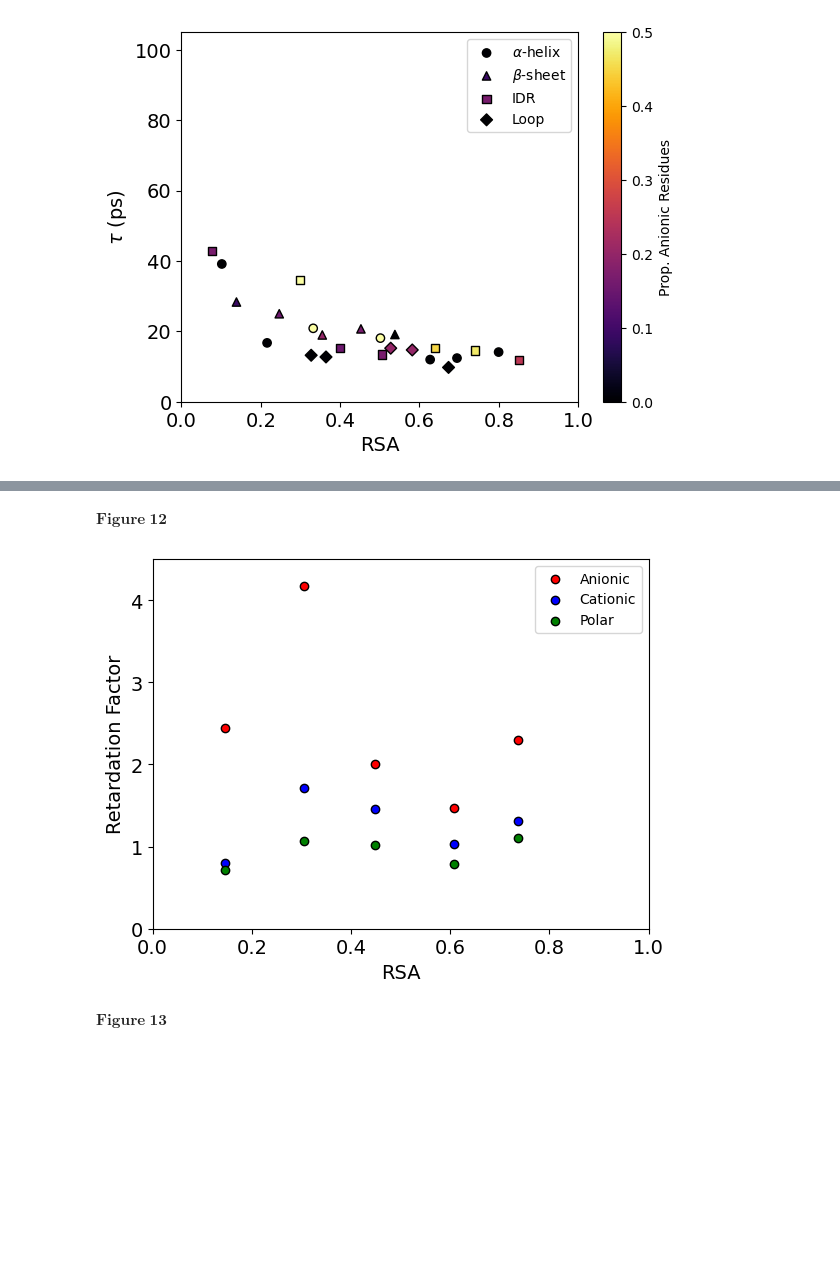
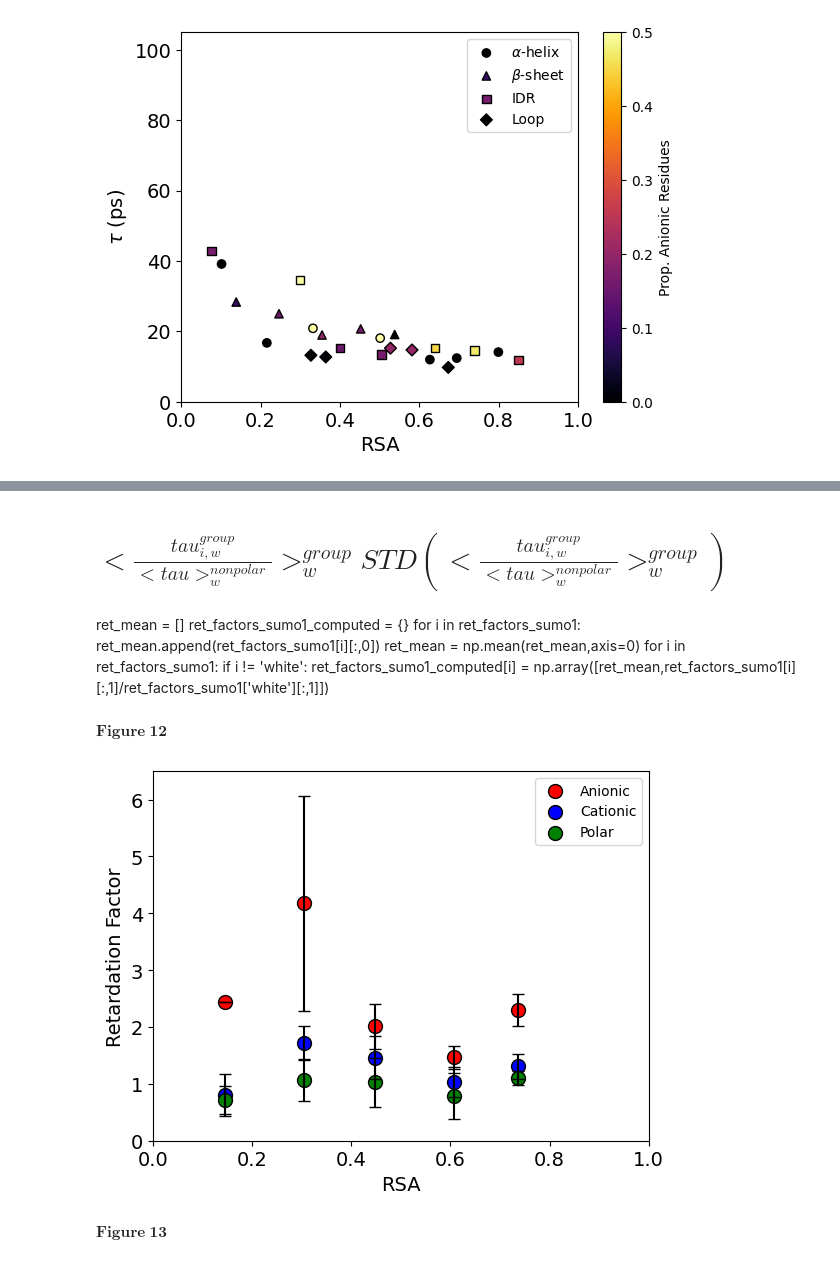
Before and after one commit to hpoudel1/SUMO-1_UBC9_dataset, a Jupyter notebook: residue_Ct_analysis/Computing_C(t)_confidence.ipynb, the cells around one changed output, grey strips where cells are left out. Drawn from its saved outputs; the diff is of its cells as text; code cells hidden in the pictures; blank space fills up the shorter version.

```diff
--- a/residue_Ct_analysis/Computing_C(t)_confidence.ipynb
+++ b/residue_Ct_analysis/Computing_C(t)_confidence.ipynb
@@ -400,7 +436,7 @@ $\mathbf{Figure\; 6}$
 for k,i in enumerate(tau_err_stack_ubc9_removed.transpose(1,2,0)):
     plt.semilogy(length,i[1], label=int(i[0][0]),c=clist[k],ls='--')
     plt.scatter(length,i[1],color=clist[k])
-    t_interval = t.interval(alpha=0.95, df=i[3], scale=i[2])[1]
+    t_interval = t.interval(confidence=0.95, df=i[3], scale=i[2])[1]
     plt.fill_between(length,i[1]+t_interval,i[1]-t_interval, alpha=0.3, color=clist[k])
 
 
@@ -408,13 +444,13 @@ k = 2
 i = tau_err_stack_ubc9_removed1.transpose(1,2,0)[0]
 plt.semilogy(length[4:],i[1], label=int(i[0][0]),c=clist[k],ls='--')
 plt.scatter(length[4:],i[1],color=clist[k])
-t_interval = t.interval(alpha=0.95, df=i[3], scale=i[2])[1]
+t_interval = t.interval(confidence=0.95, df=i[3], scale=i[2])[1]
 plt.fill_between(length[4:],i[1]+t_interval,i[1]-t_interval, where=~np.isnan(i[2]),alpha=0.3, color=clist[k])
 
 k,i = 3,tau_err_stack_ubc9_removed2.transpose(1,2,0)[0]
 plt.semilogy(length[1:],i[1], label=int(i[0][0]),c=clist[k],ls='--')
 plt.scatter(length[1:],i[1],color=clist[k])
-t_interval = t.interval(alpha=0.95, df=i[3], scale=i[2])[1]
+t_interval = t.interval(confidence=0.95, df=i[3], scale=i[2])[1]
 plt.fill_between(length[1:],i[1]+t_interval,i[1]-t_interval, where=~np.isnan(i[2]), alpha=0.3, color=clist[k])
 
 
@@ -456,12 +492,12 @@ sumo1_df = pd.read_csv('./SUMO1/RSA_res_name_type.csv')
 sumo1_df.drop(columns='Unnamed: 0',inplace=True)
 sumo1_df[symbols['tau']] = pd_saveit[symbols['tau']].values
 sumo1_df[symbols['sigma']] = pd_saveit[symbols['sigma']].values
-sumo1_df['ci_99'] = t.interval(alpha=0.99, scale=pd_saveit[symbols['sigma']].values, df = tau_err_stack.transpose(1,2,0)[:,-1,-1])[-1]
+sumo1_df['ci_99'] = t.interval(confidence=0.99, scale=pd_saveit[symbols['sigma']].values, df = tau_err_stack.transpose(1,2,0)[:,-1,-1])[-1]
 sumo1_df['struct'] = [j[0] for i in sumo1_df['residue'].values for j in reg_struct.values if i>=j[1] and i<=j[2]]
 sumo1_df['shape'] = [ markers[i] for i in sumo1_df['struct'].values]
 sumo1_df['electro'] = [ res_to_elect[i] for i in sumo1_df['name'].values ]
 sumo1_df[symbols['tau']+' pm ci99'] = [f'{i:0.2f} \u00B1 {j:0.2f}' for i,j in sumo1_df[[symbols['tau'],'ci_99']].values]
-sumo1_df.to_excel('./sumo1_figure_data_tabulated.xls')
+sumo1_df.to_excel('./sumo1_figure_data_tabulated.xlsx')
 # %%
 reg_struct
 # %% [output]
@@ -673,38 +711,52 @@ plt.savefig('./tau_RSA_Anionic_2D_MW_region-sumo1.png',dpi=300)
 [figure]
 # %% [markdown]
 # $Compute\; Average\; tau,RSA\; using\; a\; mindow\; of\; \mathbf{0.25}\; and\; a\; step\; size\; of\; \mathbf{0.16}$
+# %% [markdown]
+# $<\frac{tau^{group}_{i,w}}{<tau>^{nonpolar}_w}>^{group}_{w} STD(<\frac{tau^{group}_{i,w}}{<tau>^{nonpolar}_w}>^{group}_{w})$
 # %%
 ret_factors_sumo1 = {}
-for i in ['r','b','g','white']:
+ret_factors_sumo1_sd = {}
+a_test = {}
+i = 'white'
+TF = ( sumo1_df['electro']==i )
+y = sumo1_df[TF][symbols['tau']].values
+x = sumo1_df[TF]['RSA'].values
+ret_factors_sumo1[i], _=moving_average(x, y,  prop=0.25, step=0.16, minmax=[0,1])
+
+for i in ['r','b','g']:
     TF = ( sumo1_df['electro']==i )
     y = sumo1_df[TF][symbols['tau']].values
     x = sumo1_df[TF]['RSA'].values
 
-    ret_factors_sumo1[i], _=moving_average(x, y,  prop=0.25, step=0.16, minmax=[0,1])
+    ret_factors_sumo1[i], _, ret_factors_sumo1_sd[i]= retardation_average(x, y,  prop=0.25, step=0.16, minmax=[0,1], norm=ret_factors_sumo1['white'][:,1])
-# %%
-ret_mean = []
-ret_factors_sumo1_computed = {}
-for i in ret_factors_sumo1:
-    ret_mean.append(ret_factors_sumo1[i][:,0])
-ret_mean = np.mean(ret_mean,axis=0)
-for i in ret_factors_sumo1:
-    if i != 'white':
-        ret_factors_sumo1_computed[i] = np.array([ret_mean,ret_factors_sumo1[i][:,1]/ret_factors_sumo1['white'][:,1]])
+# %% [markdown]
+ret_mean = []
+ret_factors_sumo1_computed = {}
+for i in ret_factors_sumo1:
+    ret_mean.append(ret_factors_sumo1[i][:,0])
+ret_mean = np.mean(ret_mean,axis=0)
+for i in ret_factors_sumo1:
+    if i != 'white':
+        ret_factors_sumo1_computed[i] = np.array([ret_mean,ret_factors_sumo1[i][:,1]/ret_factors_sumo1['white'][:,1]])
 # %% [markdown]
 $\mathbf{Figure\; 12}$
 # %%
-for i in ret_factors_sumo1_computed:
-    plt.scatter(*ret_factors_sumo1_computed[i], c=i, label=labels[i], edgecolors='k')
+ret_mean_x = np.mean([ret_factors_sumo1[i][:,0] for i in ['r','b','g','white']], axis=0)
+
+for i in ['r','b','g']:
+    plt.errorbar(ret_mean_x, ret_factors_sumo1[i][:,1],yerr=ret_factors_sumo1_sd[i], c='k', linestyle='',capsize=4)
+    plt.scatter(ret_mean_x, ret_factors_sumo1[i][:,1], c=i, label=labels[i], edgecolors='k', s=100)
+
 plt.xlim(0,1)
-plt.ylim(0,4.5)
-plt.yticks(np.arange(0,5,1))
+plt.ylim(0,6.5)
+plt.yticks(np.arange(0,7,1))
 plt.legend()
 plt.tick_params(labelsize=14)
 plt.ylabel('Retardation Factor',size=14)
 plt.xlabel('RSA',size=14)
 plt.savefig('./Retardation_factor_sumo1_w0.25_s0.16.png',dpi=300)
 # %% [output]
-[figure, old version]
+[figure, new version]
 # %%
 unique_type = ['Non-polar', 'Polar', 'Cationic', 'Anionic']
 unique_type2 = [i.lower() for i in unique_type]
```
Also changed, not shown: parts of 16 cells of this notebook, 30 other files.
